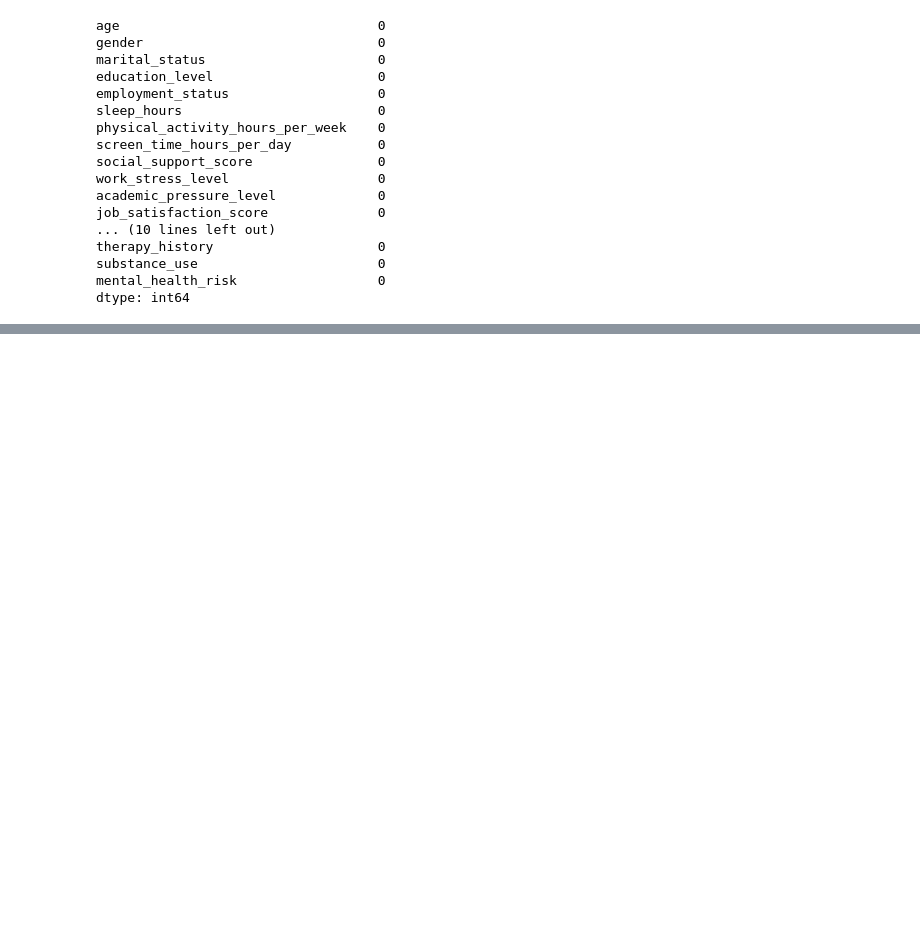
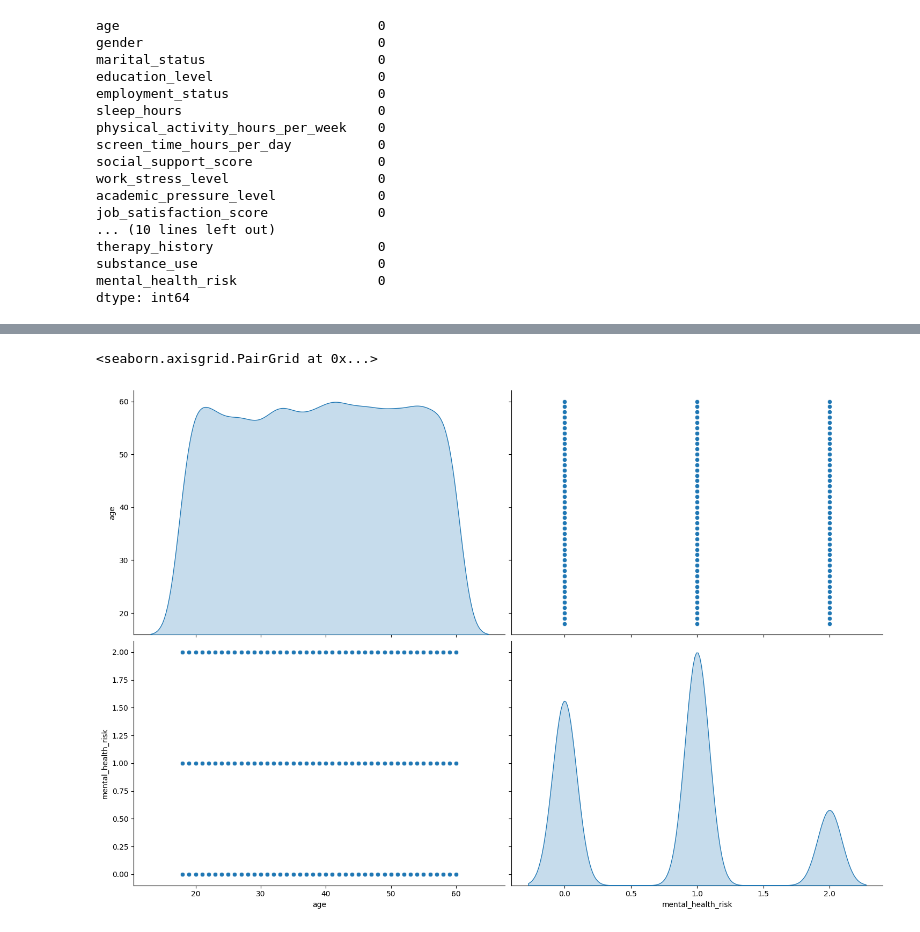
Before and after one commit to JaysonC41/mental_health_risks, a Jupyter notebook: mental_health_risks.ipynb, the cells around one changed output, grey strips where cells are left out. Cells and saved outputs as stored; diff of their text form; code cells hidden in the pictures; blank space fills up the shorter version.

```diff
--- a/mental_health_risks.ipynb
+++ b/mental_health_risks.ipynb
@@ -100,0 +216,6 @@ Index(['age', 'gender', 'marital_status', 'education_level',
+# %%
+
+sns.pairplot(df[['age', 'mental_health_risk']], height=5, aspect = 1.5, diag_kind='kde')
+# %% [output]
+<seaborn.axisgrid.PairGrid at 0x...>
+[figure, added]
```
Also changed, not shown: parts of 18 cells of this notebook.
